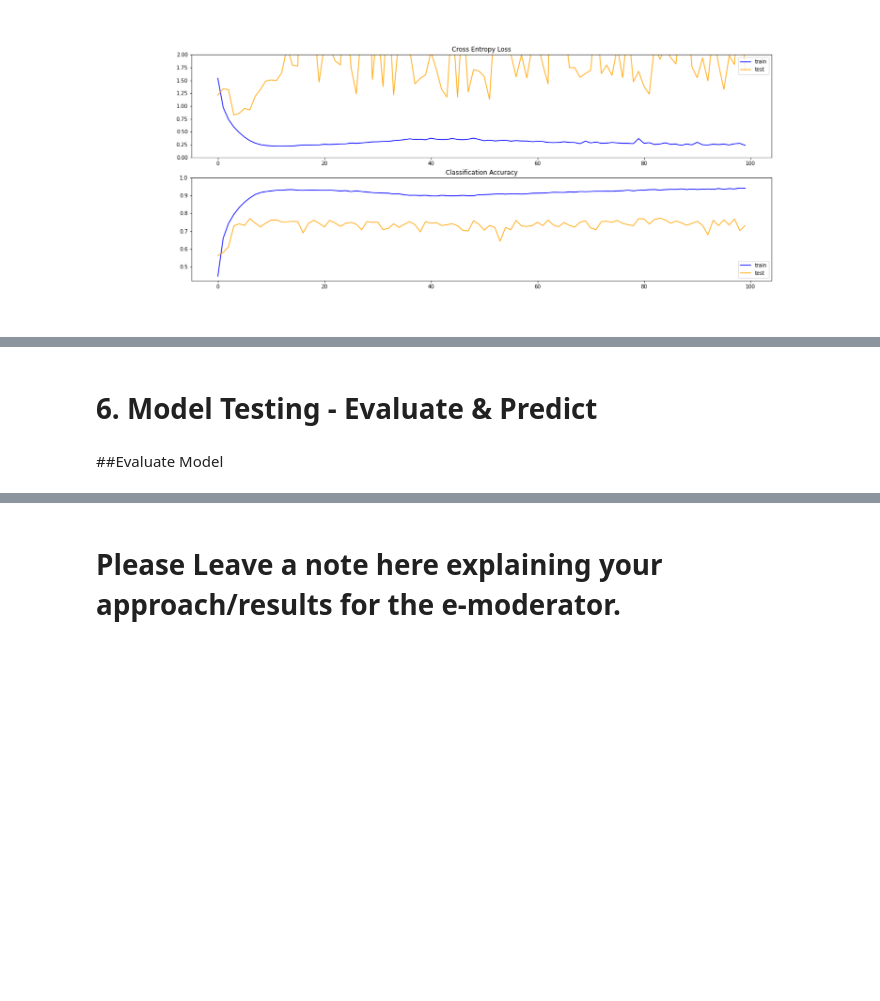
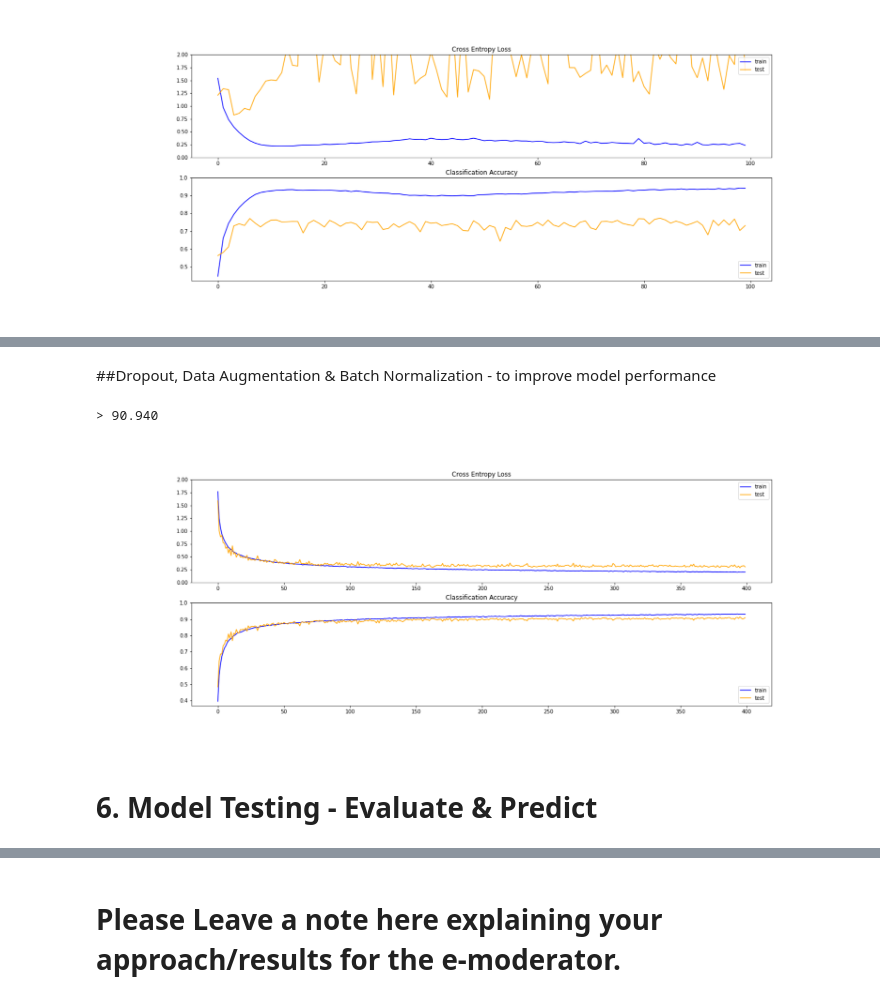
Before and after one commit to davidnol/CE6003, a Jupyter notebook: CE6003_Etivity_assignment2_David_Nolan_20146744.ipynb, the cells around one changed output, grey strips where cells are left out. Saved outputs shown, nothing was run; the diff lists cells and outputs as text; code cells hidden in the pictures; blank space fills up the shorter version.

```diff
--- a/CE6003_Etivity_assignment2_David_Nolan_20146744.ipynb
+++ b/CE6003_Etivity_assignment2_David_Nolan_20146744.ipynb
@@ -577,13 +677,9 @@ plt.show()
+# %% [markdown]
+##Dropout, Data Augmentation & Batch Normalization - to improve model performance
 # %%
-# save the final model to file
-from tensorflow.keras.datasets import cifar10
-from tensorflow.keras.utils import to_categorical
-from tensorflow.keras.models import Sequential
-from tensorflow.keras.layers import Conv2D
-from tensorflow.keras.layers import MaxPooling2D
-from tensorflow.keras.layers import Dense
-from tensorflow.keras.layers import Flatten
-from tensorflow.keras.optimizers import Adam
+from tensorflow.keras.preprocessing.image import load_img
+from tensorflow.keras.preprocessing.image import img_to_array
+from tensorflow.keras.models import load_model
 
 # load train and test dataset
 def load_dataset():
@@ -609,20 +705,53 @@ def prep_pixels(train, test):
 def define_model():
 	model = Sequential()
 	model.add(Conv2D(32, (3, 3), activation='relu', kernel_initializer='he_uniform', padding='same', input_shape=(32, 32, 3)))
+	model.add(BatchNormalization())
 	model.add(Conv2D(32, (3, 3), activation='relu', kernel_initializer='he_uniform', padding='same'))
+	model.add(BatchNormalization())
 	model.add(MaxPooling2D((2, 2)))
+	model.add(Dropout(0.2))
 	model.add(Conv2D(64, (3, 3), activation='relu', kernel_initializer='he_uniform', padding='same'))
+	model.add(BatchNormalization())
 	model.add(Conv2D(64, (3, 3), activation='relu', kernel_initializer='he_uniform', padding='same'))
+	model.add(BatchNormalization())
 	model.add(MaxPooling2D((2, 2)))
+	model.add(Dropout(0.3))
 	model.add(Conv2D(128, (3, 3), activation='relu', kernel_initializer='he_uniform', padding='same'))
+	model.add(BatchNormalization())
 	model.add(Conv2D(128, (3, 3), activation='relu', kernel_initializer='he_uniform', padding='same'))
+	model.add(BatchNormalization())
 	model.add(MaxPooling2D((2, 2)))
+	model.add(Dropout(0.4))
 	model.add(Flatten())
 	model.add(Dense(128, activation='relu', kernel_initializer='he_uniform'))
+	model.add(BatchNormalization())
+	model.add(Dropout(0.5))
 	model.add(Dense(10, activation='softmax'))
 	# compile model
 	model.compile(loss='categorical_crossentropy', optimizer=Adam(), metrics=['accuracy'])
 	return model
+
+# plot diagnostic learning curves
+def summarize_diagnostics(history):
+	# plot loss
+  plt.figure(figsize=(20, 8))
+  plt.subplot(211)
+  plt.title('Cross Entropy Loss')
+  plt.plot(history.history['loss'], color='blue', label='train')
+  plt.plot(history.history['val_loss'], color='orange', label='test')
+  plt.legend(loc='upper right')
+  plt.ylim([0,2.0])
+	# plot accuracy
+  plt.subplot(212)
+  plt.title('Classification Accuracy')
+  plt.plot(history.history['accuracy'], color='blue', label='train')
+  plt.plot(history.history['val_accuracy'], color='orange', label='test')
+  plt.legend(loc='lower right')
+  plt.ylim([min(plt.ylim()),1])
+	# save plot to file
+  filename = sys.argv[0].split('/')[-1]
+  plt.savefig(Path+"Three-VGG-Blocks-Dropout-Data-Augmentation-Batch-Norm" + '_plot.png', index=True)
+  plt.close()
 
 # run the test harness for evaluating a model
 def run_test_harness():
@@ -632,17 +761,34 @@ def run_test_harness():
 	trainX, testX = prep_pixels(trainX, testX)
 	# define model
 	model = define_model()
+	# create data generator
+	datagen = ImageDataGenerator(width_shift_range=0.1, height_shift_range=0.1, horizontal_flip=True)
+	# prepare iterator
+	it_train = datagen.flow(trainX, trainY, batch_size=64)
 	# fit model
-	model.fit(trainX, trainY, epochs=100, batch_size=64, verbose=0)
+	steps = int(trainX.shape[0] / 64)
+	history = model.fit(it_train, steps_per_epoch=steps, epochs=400, validation_data=(testX, testY), verbose=0)
+	# evaluate model
+	_, acc = model.evaluate(testX, testY, verbose=0)
+	print('> %.3f' % (acc * 100.0))
 	# save model
-	model.save(Path+'final_cnn_model.h5')
-
-# entry point, run the test harness
+	model.save(Path+'final_model.h5')
+	# learning curves
+	summarize_diagnostics(history)
+ # entry point, run the test harness
 run_test_harness()
+# %% [output]
+> 90.940
+# %%
+img = mpimg.imread(Path+"Three-VGG-Blocks-Dropout-Data-Augmentation-Batch-Norm" + '_plot.png')
+plt.figure(figsize=(80, 20))
+imgplot = plt.imshow(img)
+plt.axis('off')
+plt.show()
+# %% [output]
+[figure, added]
 # %% [markdown]
 # 6. Model Testing - Evaluate & Predict
-# %% [markdown]
-##Evaluate Model
 # %%
 from tensorflow.keras.preprocessing.image import load_img
 from tensorflow.keras.preprocessing.image import img_to_array
```
Also changed, not shown: parts of 36 cells of this notebook.
